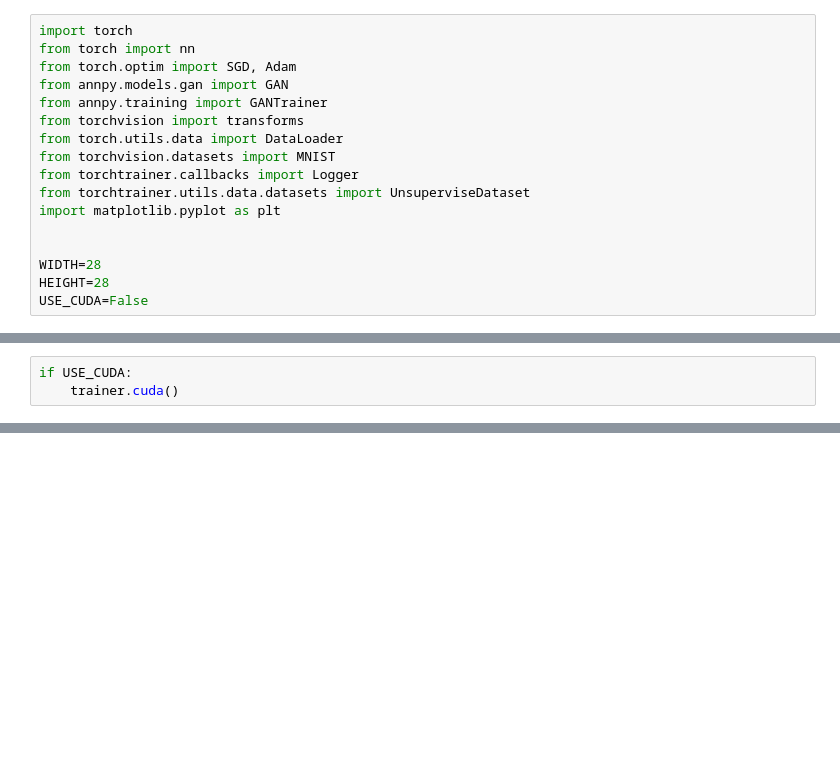
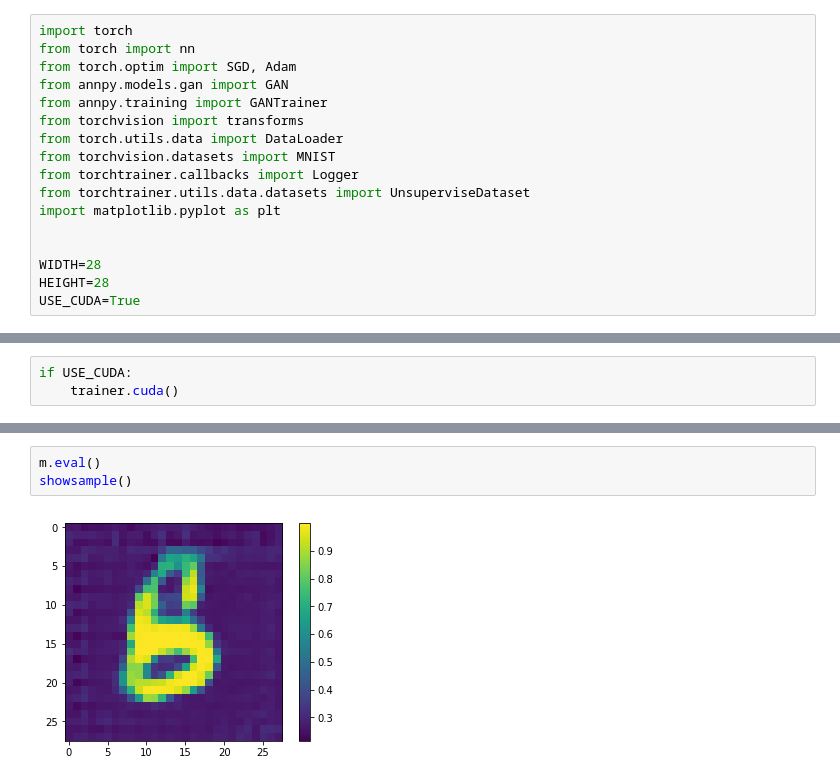
Before and after one commit to nirvguy/annpy, a Jupyter notebook: examples/mnist/ConvGan MNIST.ipynb, the cells around one changed output, grey strips where cells are left out. Cells and saved outputs as stored; diff of their text form; blank space fills up the shorter version.

```diff
--- a/examples/mnist/ConvGan MNIST.ipynb
+++ b/examples/mnist/ConvGan MNIST.ipynb
@@ -14,7 +14,7 @@ import matplotlib.pyplot as plt
 
 WIDTH=28
 HEIGHT=28
-USE_CUDA=False
+USE_CUDA=True
 # %%
 class Discriminator(nn.Module):
     """ GAN Model for generate MNIST digits """
@@ -190,0 +197,5 @@ trainer.train(dataloader,
+# %%
+m.eval()
+showsample()
+# %% [output]
+[figure, added]
```
Also changed, not shown: parts of 9 cells of this notebook.
